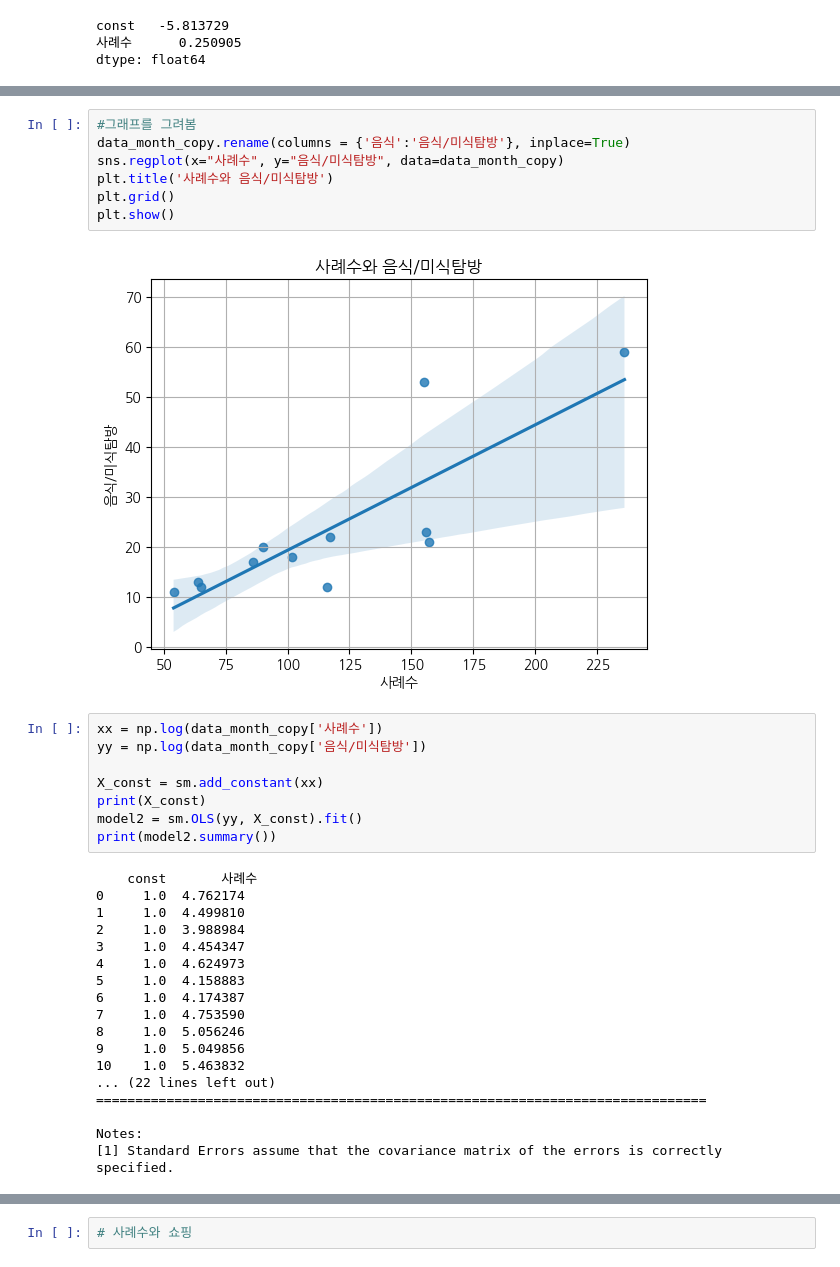
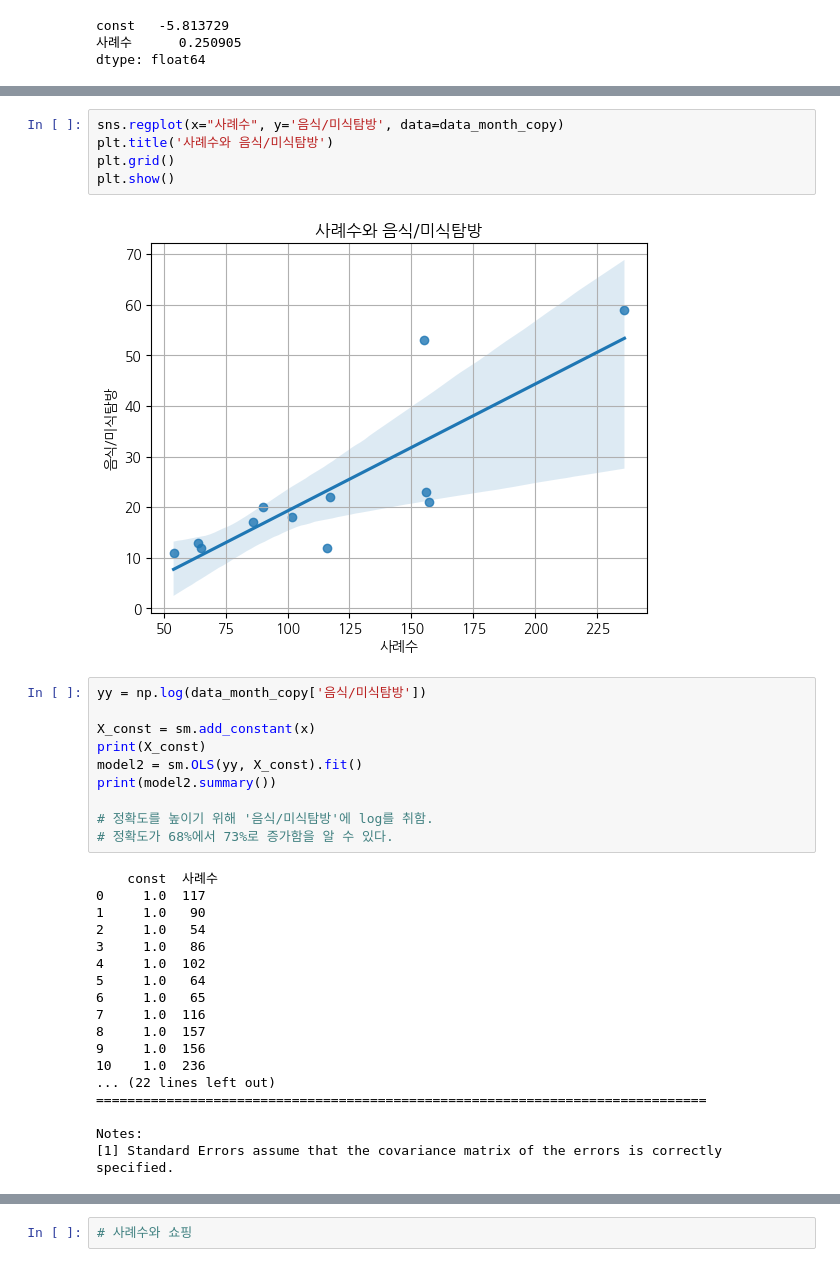
Before and after one commit to SDA2022/SDA-Project, a Jupyter notebook: 방한목적_월별분석.ipynb, the cells around one changed output, grey strips where cells are left out. Saved outputs shown, nothing was run; the diff lists cells and outputs as text.

```diff
--- a/방한목적_월별분석.ipynb
+++ b/방한목적_월별분석.ipynb
@@ -324,34 +326,34 @@ plt.plot(x, -5.8137 +  0.2509*x, 'r')
 [figure]
 # %%
-#그래프를 그려봄
-data_month_copy.rename(columns = {'음식':'음식/미식탐방'}, inplace=True)
-sns.regplot(x="사례수", y="음식/미식탐방", data=data_month_copy)
+sns.regplot(x="사례수", y='음식/미식탐방', data=data_month_copy)
 plt.title('사례수와 음식/미식탐방')
 plt.grid()
 plt.show()
 # %% [output]
-[figure, old version]
+[figure, new version]
 # %%
-xx = np.log(data_month_copy['사례수'])
 yy = np.log(data_month_copy['음식/미식탐방'])
 
-X_const = sm.add_constant(xx)
+X_const = sm.add_constant(x)
 print(X_const)
 model2 = sm.OLS(yy, X_const).fit()
 print(model2.summary())
+
+# 정확도를 높이기 위해 '음식/미식탐방'에 log를 취함.
+# 정확도가 68%에서 73%로 증가함을 알 수 있다.
 # %% [output]
-    const       사례수
-0     1.0  4.762174
-1     1.0  4.499810
-2     1.0  3.988984
-3     1.0  4.454347
-4     1.0  4.624973
-5     1.0  4.158883
-6     1.0  4.174387
-7     1.0  4.753590
-8     1.0  5.056246
-9     1.0  5.049856
-10    1.0  5.463832
+    const  사례수
+0     1.0  117
+1     1.0   90
+2     1.0   54
+3     1.0   86
+4     1.0  102
+5     1.0   64
+6     1.0   65
+7     1.0  116
+8     1.0  157
+9     1.0  156
+10    1.0  236
 ... (22 lines left out)
 ==============================================================================
 
```
Also changed, not shown: parts of 23 cells of this notebook.
